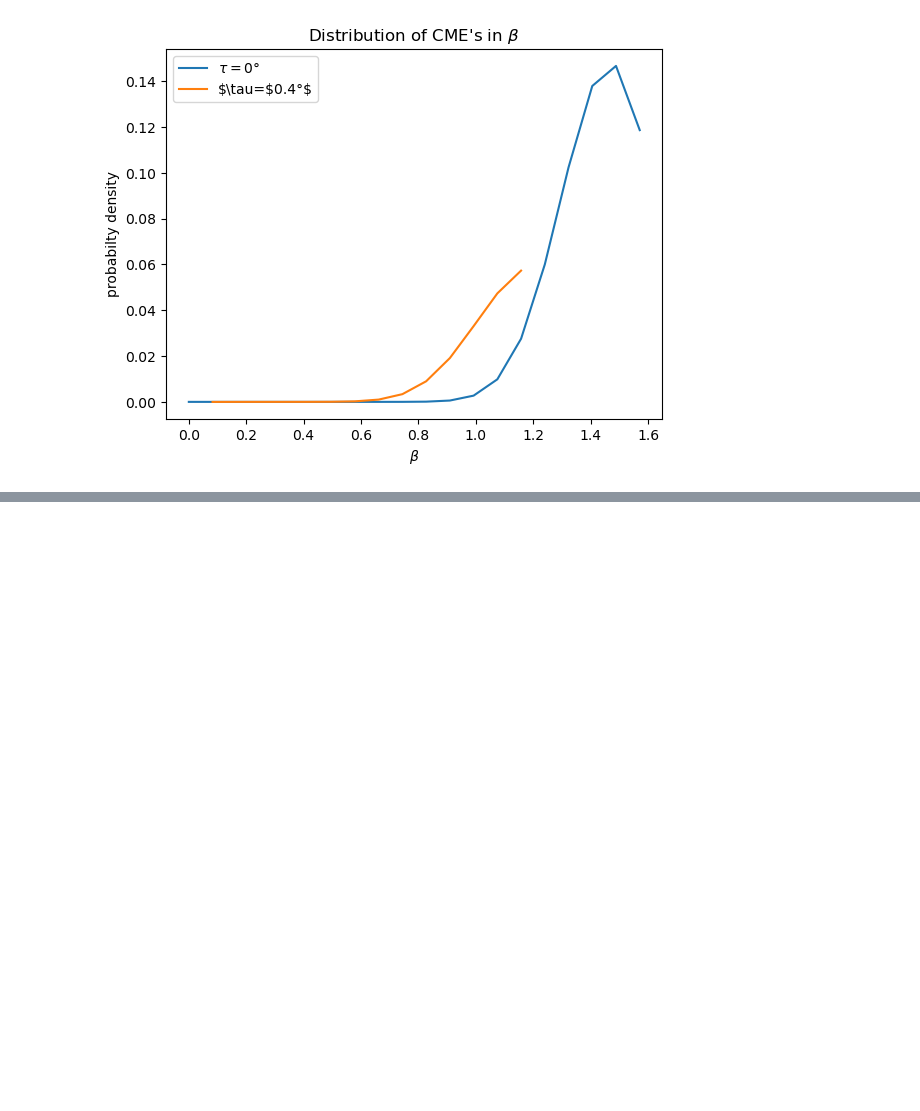
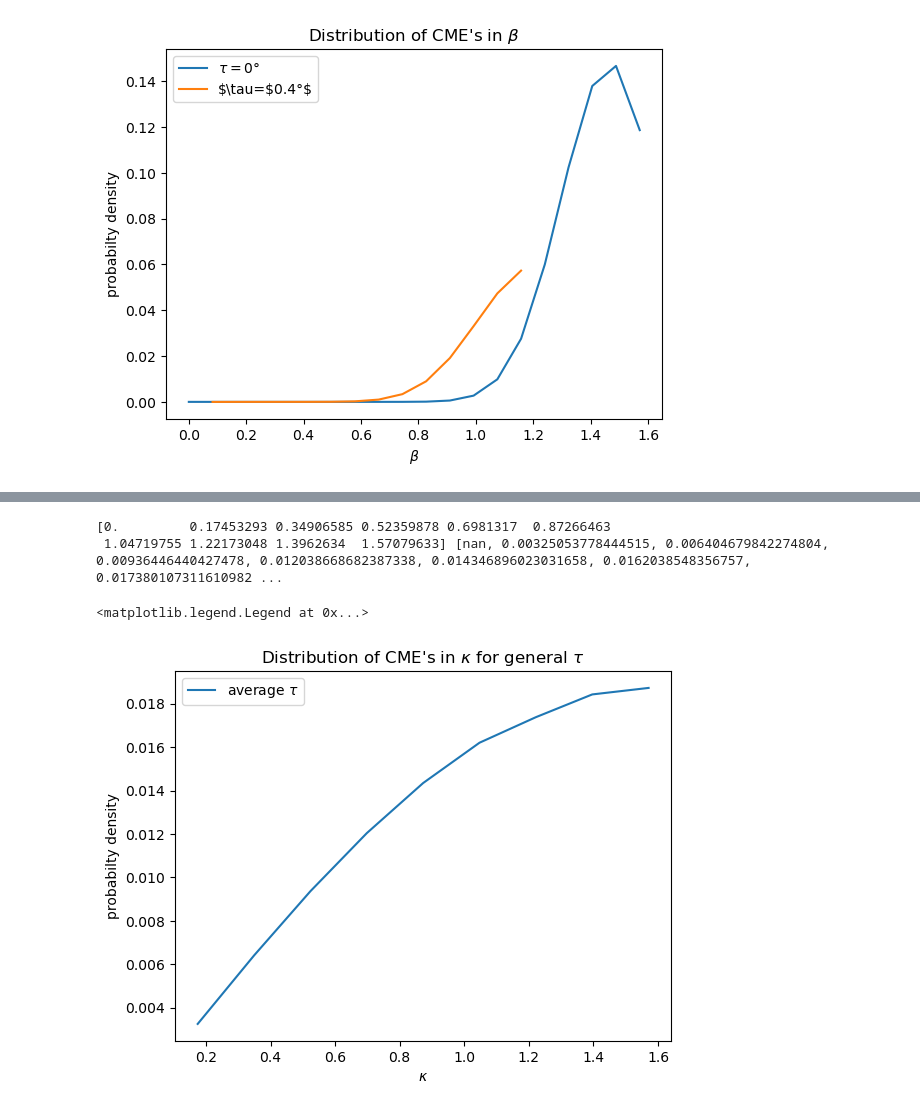
Before and after one commit to demichieldewilde/solar-flares, a Jupyter notebook: data/flare_distr/CME_distr.ipynb, the cells around one changed output, grey strips where cells are left out. Cells and saved outputs as stored; diff of their text form; code cells hidden in the pictures; blank space fills up the shorter version.

```diff
--- a/data/flare_distr/CME_distr.ipynb
+++ b/data/flare_distr/CME_distr.ipynb
@@ -602,0 +419,18 @@ plt.legend()
+# %%
+
+kappas = np.linspace(0,np.pi/2, 10)
+
+plt.plot(kappas, a, label=r'average $\tau$')
+print(kappas, a)
+
+# plt.ylim(0,5)
+plt.title(r"Distribution of CME's in $\kappa$ for general $\tau$")
+plt.xlabel(r"$\kappa$")
+plt.ylabel("probabilty density")
+plt.legend()
+plt.legend()
+# %% [output]
+[0.         0.17453293 0.34906585 0.52359878 0.6981317  0.87266463
+ 1.04719755 1.22173048 1.3962634  1.57079633] [nan, 0.00325053778444515, 0.006404679842274804, 0.00936446440427478, 0.012038668682387338, 0.014346896023031658, 0.0162038548356757, 0.017380107311610982 ...
+<matplotlib.legend.Legend at 0x...>
+[figure, added]
```
Also changed, not shown: parts of 14 cells of this notebook, 7 other files.
